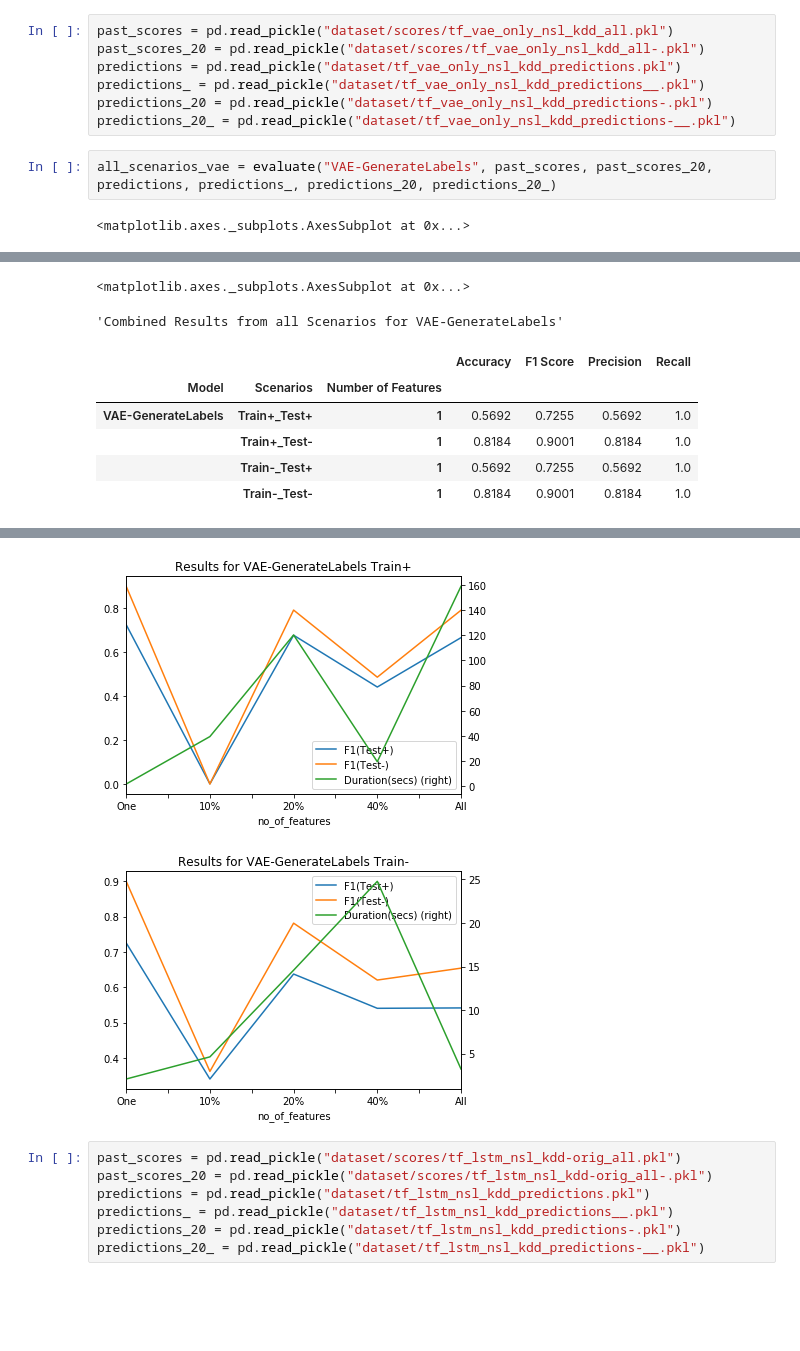
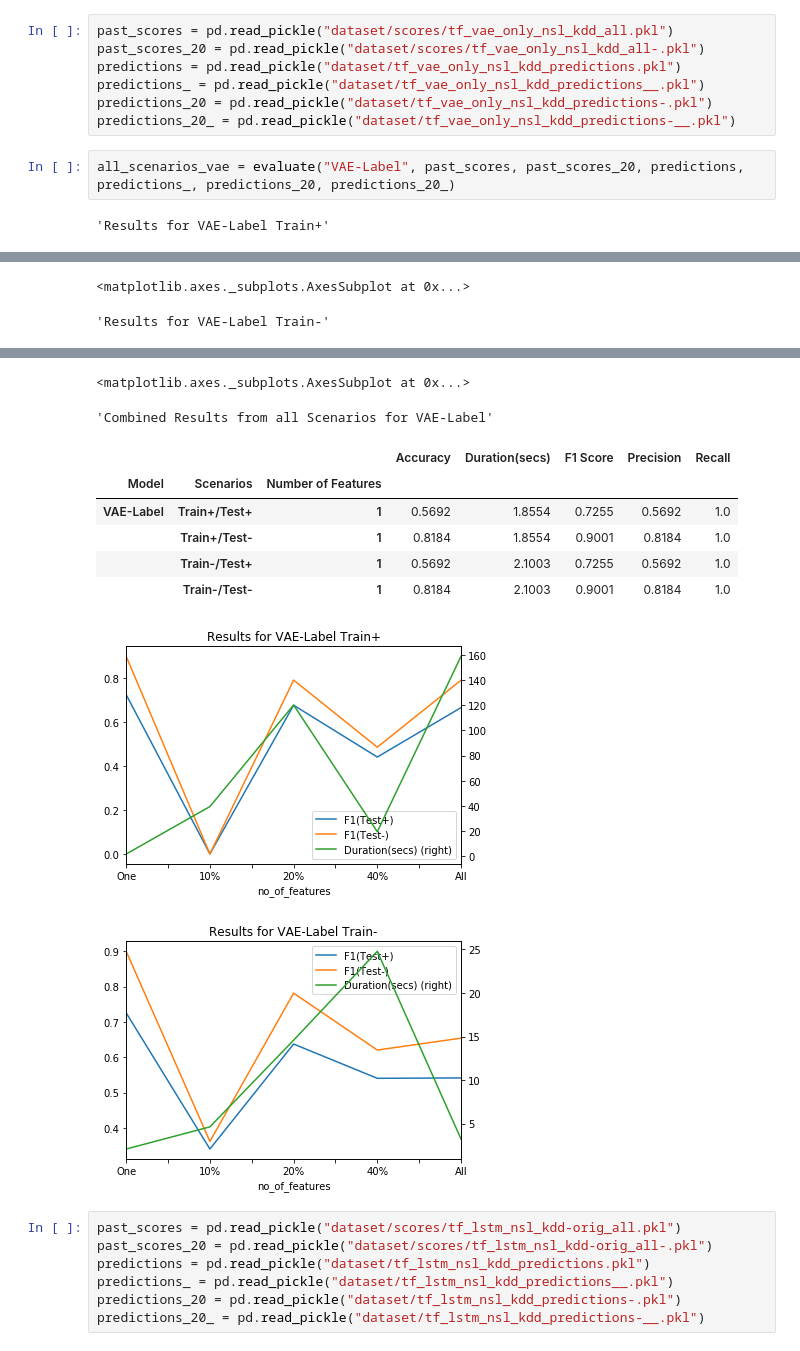
Before and after one commit to rkmalaiya/network_anomaly_detection_deep_learning, a Jupyter notebook: evaluate_scores.ipynb, the cells around one changed output, grey strips where cells are left out. Drawn from its saved outputs; the diff is of its cells as text; blank space fills up the shorter version.

```diff
--- a/evaluate_scores.ipynb
+++ b/evaluate_scores.ipynb
@@ -199,6 +286,6 @@ predictions_ = pd.read_pickle("dataset/tf_vae_only_nsl_kdd_predictions__.pkl")
 predictions_20 = pd.read_pickle("dataset/tf_vae_only_nsl_kdd_predictions-.pkl")
 predictions_20_ = pd.read_pickle("dataset/tf_vae_only_nsl_kdd_predictions-__.pkl")
 # %%
-all_scenarios_vae = evaluate("VAE-GenerateLabels", past_scores, past_scores_20, predictions, predictions_, predictions_20, predictions_20_)
+all_scenarios_vae = evaluate("VAE-Label", past_scores, past_scores_20, predictions, predictions_, predictions_20, predictions_20_)
 # %% [output]
-<matplotlib.axes._subplots.AxesSubplot at 0x...>
+'Results for VAE-Label Train+'
@@ -205,8 +304,2 @@ all_scenarios_vae = evaluate("VAE-GenerateLabels", past_scores, past_scores_20,
 <matplotlib.axes._subplots.AxesSubplot at 0x...>
-'Combined Results from all Scenarios for VAE-GenerateLabels'
+'Results for VAE-Label Train-'
-|  |  |  | Accuracy | F1 Score | Precision | Recall |
-| Model | Scenarios | Number of Features |  |  |  |  |
-| VAE-GenerateLabels | Train+_Test+ | 1 | 0.5692 | 0.7255 | 0.5692 | 1.0 |
-|  | Train+_Test- | 1 | 0.8184 | 0.9001 | 0.8184 | 1.0 |
-|  | Train-_Test+ | 1 | 0.5692 | 0.7255 | 0.5692 | 1.0 |
-|  | Train-_Test- | 1 | 0.8184 | 0.9001 | 0.8184 | 1.0 |
@@ -213,5 +318,13 @@ all_scenarios_vae = evaluate("VAE-GenerateLabels", past_scores, past_scores_20,
+<matplotlib.axes._subplots.AxesSubplot at 0x...>
+'Combined Results from all Scenarios for VAE-Label'
+|  |  |  | Accuracy | Duration(secs) | F1 Score | Precision | Recall |
+| Model | Scenarios | Number of Features |  |  |  |  |  |
+| VAE-Label | Train+/Test+ | 1 | 0.5692 | 1.8554 | 0.7255 | 0.5692 | 1.0 |
+|  | Train+/Test- | 1 | 0.8184 | 1.8554 | 0.9001 | 0.8184 | 1.0 |
+|  | Train-/Test+ | 1 | 0.5692 | 2.1003 | 0.7255 | 0.5692 | 1.0 |
+|  | Train-/Test- | 1 | 0.8184 | 2.1003 | 0.9001 | 0.8184 | 1.0 |
-[figure, old version]
+[figure, new version]
-[figure, old version]
+[figure, new version]
 # %%
 past_scores = pd.read_pickle("dataset/scores/tf_lstm_nsl_kdd-orig_all.pkl")
 past_scores_20 = pd.read_pickle("dataset/scores/tf_lstm_nsl_kdd-orig_all-.pkl")
```
Also changed, not shown: parts of 19 cells of this notebook, 24 other files.
